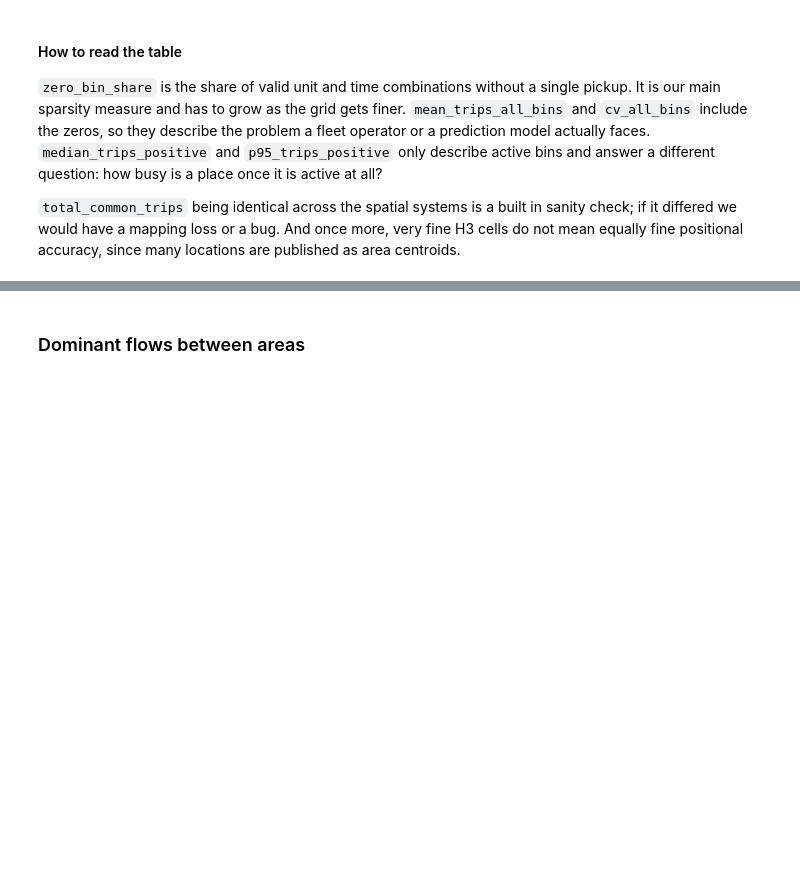
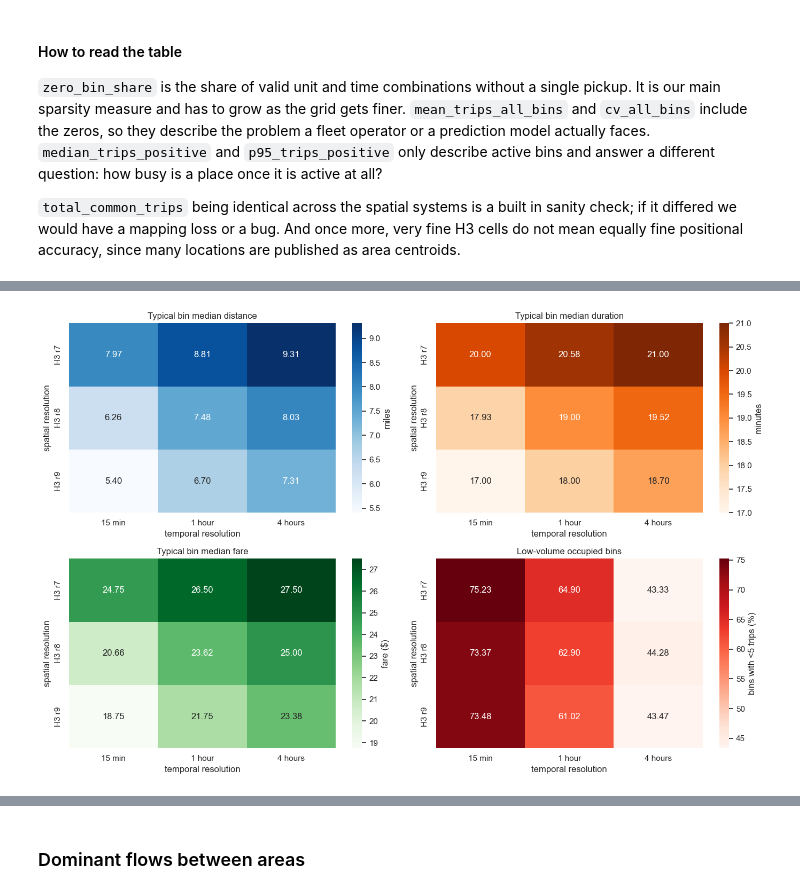
Before and after one commit to angfe/Group-3-AAA, a Jupyter notebook: notebooks/02_01_descriptive_analytics.ipynb, the cells around one changed output, grey strips where cells are left out. Drawn from its saved outputs; the diff is of its cells as text; code cells hidden in the pictures; blank space fills up the shorter version.

```diff
--- a/notebooks/02_01_descriptive_analytics.ipynb
+++ b/notebooks/02_01_descriptive_analytics.ipynb
@@ -821,0 +834,88 @@ plt.show()
+# %%
+h3_resolution_specs = {
+    "H3 r7": "m.h3_7",
+    "H3 r8": "m.h3_8",
+    "H3 r9": "m.h3_9",
+}
+characteristic_rows = []
+for time_label, interval in {
+    "15 min": "15 minutes",
+    "1 hour": "1 hour",
+    "4 hours": "4 hours",
+}.items():
+    for spatial_label, unit_expr in h3_resolution_specs.items():
+        result = con.execute(f"""
+            WITH bin_metrics AS (
+                SELECT
+                    TIME_BUCKET(
+                        INTERVAL '{interval}', t.trip_start_timestamp
+                    ) AS time_bin,
+                    {unit_expr} AS spatial_unit,
+                    COUNT(*) AS trips,
+                    MEDIAN(t.trip_miles) AS median_miles,
+                    MEDIAN(t.trip_seconds) / 60 AS median_minutes,
+                    MEDIAN(t.fare) AS median_fare
+                FROM trips t
+                JOIN location_resolution_map m
+                  ON t.pickup_centroid_location = m.location_id
+                WHERE {unit_expr} IS NOT NULL
+                GROUP BY 1, 2
+            )
+            SELECT
+                COUNT(*) AS occupied_bins,
+                SUM(trips) AS represented_trips,
+                MEDIAN(trips) AS median_trips_per_bin,
+                100.0 * AVG(CASE WHEN trips < 5 THEN 1 ELSE 0 END)
+                    AS bins_below_five_pct,
+                MEDIAN(median_miles) AS typical_bin_median_miles,
+                QUANTILE_CONT(median_miles, .25) AS p25_bin_median_miles,
+                QUANTILE_CONT(median_miles, .75) AS p75_bin_median_miles,
+                MEDIAN(median_minutes) AS typical_bin_median_minutes,
+                QUANTILE_CONT(median_minutes, .25) AS p25_bin_median_minutes,
+                QUANTILE_CONT(median_minutes, .75) AS p75_bin_median_minutes,
+                MEDIAN(median_fare) AS typical_bin_median_fare,
+                QUANTILE_CONT(median_fare, .25) AS p25_bin_median_fare,
+                QUANTILE_CONT(median_fare, .75) AS p75_bin_median_fare
+            FROM bin_metrics
+        """).fetchone()
+        characteristic_rows.append((spatial_label, time_label, *result))
+
+spatiotemporal_characteristics = pd.DataFrame(
+    characteristic_rows,
+    columns=[
+        "spatial_resolution", "temporal_resolution",
+        "occupied_bins", "represented_trips", "median_trips_per_bin",
+        "bins_below_five_pct",
+        "typical_bin_median_miles", "p25_bin_median_miles",
+        "p75_bin_median_miles",
+        "typical_bin_median_minutes", "p25_bin_median_minutes",
+        "p75_bin_median_minutes",
+        "typical_bin_median_fare", "p25_bin_median_fare",
+        "p75_bin_median_fare",
+    ],
+).set_index(["spatial_resolution", "temporal_resolution"])
+display(spatiotemporal_characteristics.round(2))
+
+spatial_order_h3 = ["H3 r7", "H3 r8", "H3 r9"]
+temporal_order_h3 = ["15 min", "1 hour", "4 hours"]
+heatmap_specs = [
+    ("typical_bin_median_miles", "Typical bin median distance", "miles", "Blues"),
+    ("typical_bin_median_minutes", "Typical bin median duration", "minutes", "Oranges"),
+    ("typical_bin_median_fare", "Typical bin median fare", "fare ($)", "Greens"),
+    ("bins_below_five_pct", "Low-volume occupied bins", "bins with <5 trips (%)", "Reds"),
+]
+fig, axes = plt.subplots(2, 2, figsize=(14, 9))
+for ax, (column, title, colorbar_label, cmap) in zip(axes.flat, heatmap_specs):
+    matrix = (
+        spatiotemporal_characteristics[column]
+        .unstack("temporal_resolution")
+        .reindex(index=spatial_order_h3, columns=temporal_order_h3)
+    )
+    sns.heatmap(
+        matrix, annot=True, fmt=".2f", cmap=cmap, ax=ax,
+        cbar_kws={"label": colorbar_label},
+    )
+    ax.set(title=title, xlabel="temporal resolution", ylabel="spatial resolution")
+plt.tight_layout()
+plt.show()
+# %% [output]
@@ -821,0 +933 @@ plt.show()
+[figure, added]
```
Also changed, not shown: parts of 11 cells of this notebook, 1 other file.
